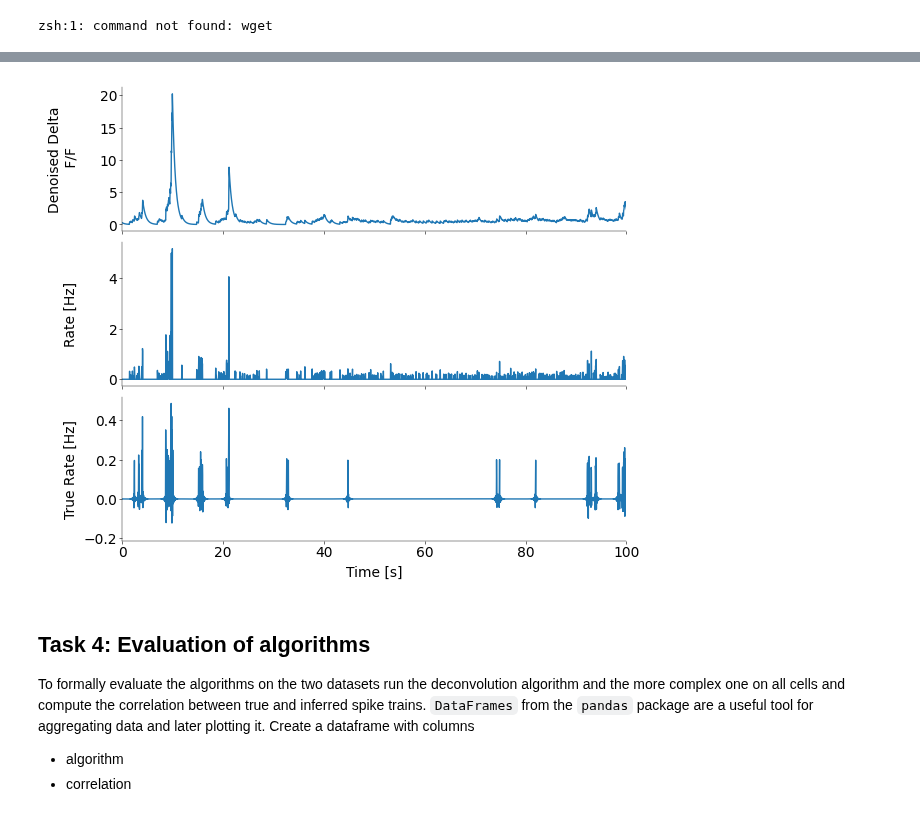
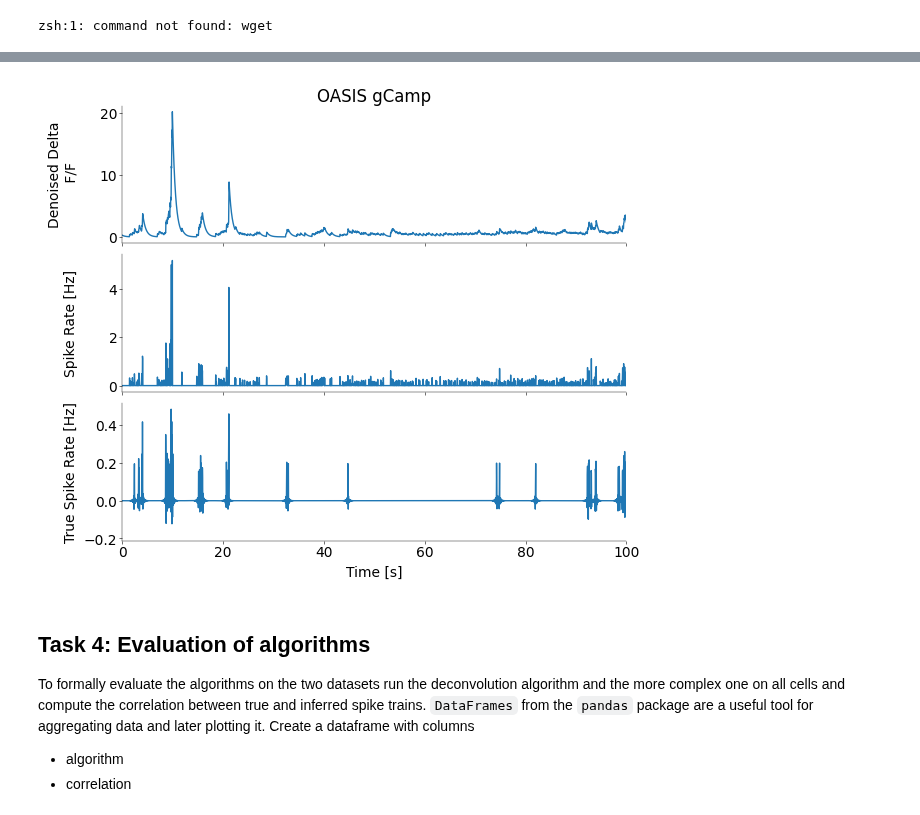
Before and after one commit to weygoldt/neuraldatascience, a Jupyter notebook: notebooks/CodingLab3_Root_Wendt_Weygoldt.ipynb, the cells around one changed output, grey strips where cells are left out. Drawn from its saved outputs; the diff is of its cells as text; code cells hidden in the pictures.

```diff
--- a/notebooks/CodingLab3_Root_Wendt_Weygoldt.ipynb
+++ b/notebooks/CodingLab3_Root_Wendt_Weygoldt.ipynb
@@ -344,24 +344,24 @@ c, s, b, g, lam = oasis.functions.deconvolve(calcium_gcamp_cell_dec)
 # %%
 fig, axs = plt.subplots(
     3,
     1,
     figsize=(6, 5),
     height_ratios=[1, 1, 1],
     gridspec_kw=dict(hspace=0),
     sharex=True,
 )
-
+axs[0].set_title("OASIS gCamp")
 axs[0].plot(time_gcamp_dec, c, label="gcamp_oasis")
 axs[1].plot(time_gcamp_dec, s, label="spike_oasis")
 axs[2].plot(time_gcamp_dec, spike_gcamp_cell_dec, label="gcamp spike")
 axs[2].set_xlabel("Time [s]")
 axs[0].set_ylabel("Denoised Delta\n F/F")
-axs[1].set_ylabel("Rate [Hz]")
-axs[2].set_ylabel("True Rate [Hz]")
+axs[1].set_ylabel("Spike Rate [Hz]")
+axs[2].set_ylabel("True Spike Rate [Hz]")
 axs[2].set_xlim(0, 100)
 fig.align_labels()
 # %% [output]
-[figure, old version]
+[figure, new version]
 # %% [markdown]
 ## Task 4: Evaluation of algorithms
 
```
Also changed, not shown: parts of 9 cells of this notebook, 1 other file.
